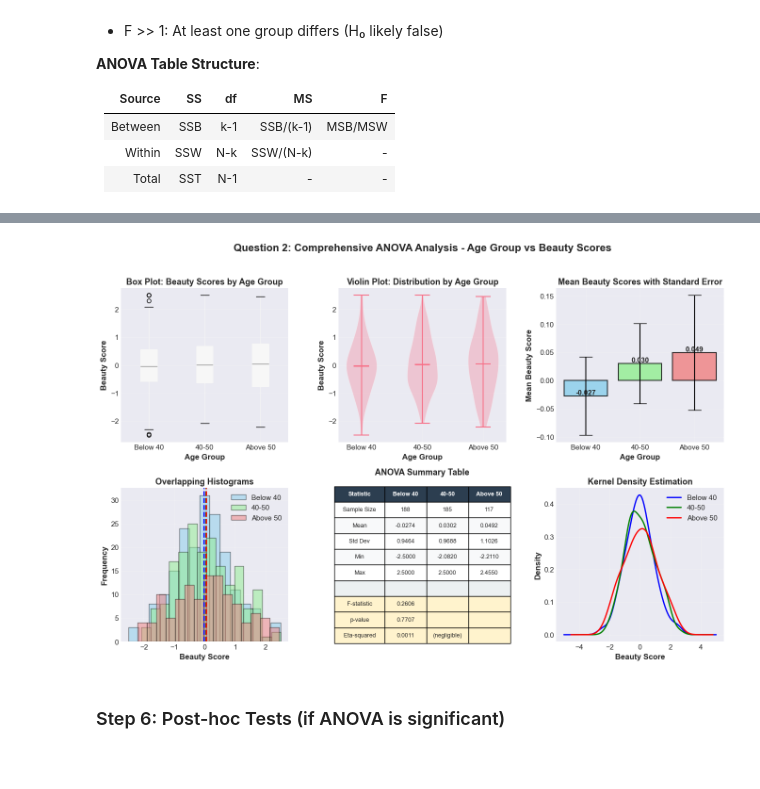
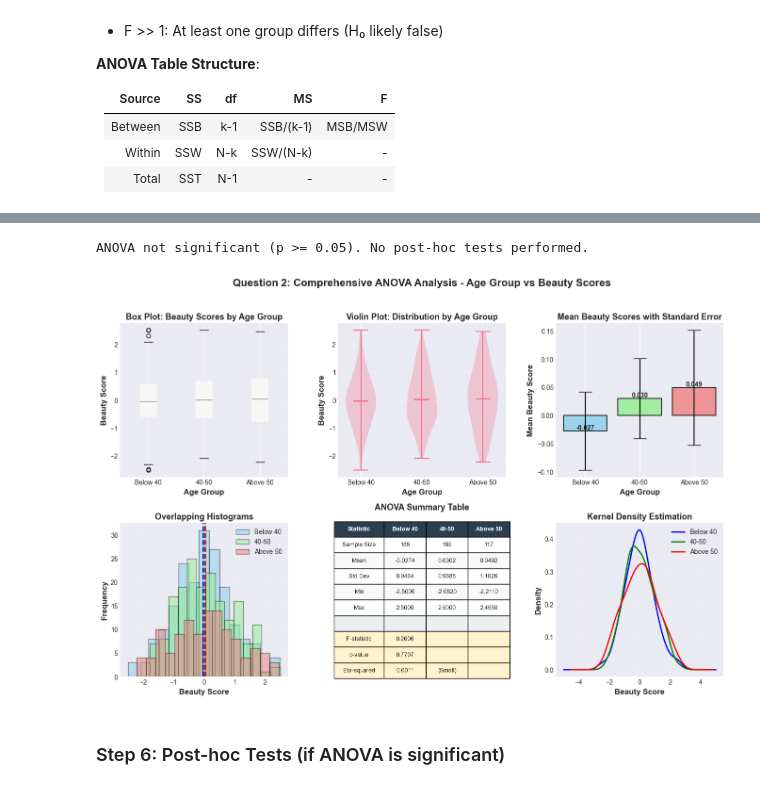
Before and after one commit to ayanalamMOON/Statistical-Foundation-of-Data-Science, a Jupyter notebook: Practical Assignments/Assignment 6/Assignment_6.ipynb, the cells around one changed output, grey strips where cells are left out. Saved outputs shown, nothing was run; the diff lists cells and outputs as text; code cells hidden in the pictures.

```diff
--- a/Practical Assignments/Assignment 6/Assignment_6.ipynb
+++ b/Practical Assignments/Assignment 6/Assignment_6.ipynb
@@ -1273,30 +1296,42 @@ $$\eta^2 = \frac{12}{12 + 226.15} = \frac{12}{238.15} = 0.050 \text{ (5%)}$$
 # %%
 # Post-hoc tests: Bonferroni pairwise comparisons
-if p_value_anova < 0.05:
-    print("="*80)
-    print("POST-HOC TESTS (Bonferroni-corrected pairwise comparisons)")
-    print("="*80)
+try:
+    if 'p_value_anova' in globals() and p_value_anova < 0.05:
+        print("="*80)
+        print("POST-HOC TESTS (Bonferroni-corrected pairwise comparisons)")
+        print("="*80)
 
-    from scipy.stats import ttest_ind
+        from scipy.stats import ttest_ind
 
-    # Number of comparisons
-    num_comparisons = 3
-    alpha_bonf = alpha / num_comparisons
+        # Number of comparisons
+        num_comparisons = 3
+        alpha_bonf = alpha / num_comparisons
 
-    print(f"\nAdjusted significance level (Bonferroni): α = {alpha_bonf:.4f}")
-    print(f"\nPairwise Comparisons:")
+        print(f"\nAdjusted significance level (Bonferroni): α = {alpha_bonf:.4f}")
+        print(f"\nPairwise Comparisons:")
 
-    comparisons = [
-        ('Below 40', 'Age 40-50', below_40, age_40_50),
-        ('Below 40', 'Above 50', below_40, above_50),
-        ('Age 40-50', 'Above 50', age_40_50, above_50)
-    ]
+        comparisons = [
+            ('Below 40', 'Age 40-50', below_40, age_40_50),
+            ('Below 40', 'Above 50', below_40, above_50),
+            ('Age 40-50', 'Above 50', age_40_50, above_50)
+        ]
 
-    for name1, name2, data1, data2 in comparisons:
-        t, p = ttest_ind(data1, data2)
-        print(f"\n  {name1} vs {name2}:")
-        print(f"    t = {t:.4f}, p = {p:.4f}")
-        print(f"    {'SIGNIFICANT' if p < alpha_bonf else 'Not significant'} (p {'<' if p < alpha_bonf else '≥'} {alpha_bonf:.4f})")
+        for name1, name2, data1, data2 in comparisons:
+            if len(data1) > 1 and len(data2) > 1:
+                t, p = ttest_ind(data1, data2)
+                print(f"\n  {name1} vs {name2}:")
+                print(f"    t = {t:.4f}, p = {p:.4f}")
+                print(f"    {'SIGNIFICANT' if p < alpha_bonf else 'Not significant'} (p {'<' if p < alpha_bonf else '≥'} {alpha_bonf:.4f})")
+            else:
+                print(f"\n  {name1} vs {name2}: Not enough data for t-test.")
+    elif 'p_value_anova' in globals():
+        print("ANOVA not significant (p >= 0.05). No post-hoc tests performed.")
+    else:
+        print("p_value_anova is not defined. Please run the ANOVA cell first.")
+except Exception as e:
+    print(f"Error in post-hoc test cell: {e}")
+# %% [output]
+ANOVA not significant (p >= 0.05). No post-hoc tests performed.
 # %%
 # Comprehensive visualizations for Question 2
 fig = plt.figure(figsize=(16, 10))
@@ -1315,7 +1350,7 @@ ax1.grid(True, alpha=0.3, axis='y')
 
 # 2. Violin plot
 ax2 = fig.add_subplot(gs[0, 1])
-data_for_violin = [below_40, age_40_50, above_50]
+data_for_violin = [below_40.dropna(), age_40_50.dropna(), above_50.dropna()]
 parts = ax2.violinplot(data_for_violin, positions=[1, 2, 3], showmeans=True, showmedians=True)
 ax2.set_xticks([1, 2, 3])
 ax2.set_xticklabels(['Below 40', '40-50', 'Above 50'])
@@ -1357,6 +1392,17 @@ ax4.grid(True, alpha=0.3)
 # 5. Statistical summary table
 ax5 = fig.add_subplot(gs[1, 1])
 ax5.axis('off')
+# Calculate eta-squared (effect size) if not defined
+try:
+    grand_mean = pd.concat([below_40, age_40_50, above_50]).mean()
+    ssb = sum([len(g)*((g.mean()-grand_mean)**2) for g in [below_40, age_40_50, above_50]])
+    ssw = sum([((g - g.mean())**2).sum() for g in [below_40, age_40_50, above_50]])
+    eta_squared = ssb / (ssb + ssw) if (ssb + ssw) != 0 else 0
+    effect_size_interp = ('Small' if eta_squared < 0.01 else 'Medium' if eta_squared < 0.06 else 'Large')
+except Exception as e:
+    eta_squared = 0
+    effect_size_interp = 'N/A'
+
 summary_data = [
     ['Statistic', 'Below 40', '40-50', 'Above 50'],
     ['Sample Size', f'{len(below_40)}', f'{len(age_40_50)}', f'{len(above_50)}'],
@@ -1374,34 +1420,34 @@ table.auto_set_font_size(False)
 table.set_fontsize(9)
 table.scale(1, 2)
 for i in range(4):
     table[(0, i)].set_facecolor('#2C3E50')
     table[(0, i)].set_text_props(weight='bold', color='white')
 for i in range(1, len(summary_data)):
     for j in range(4):
         if i == 6:
             table[(i, j)].set_facecolor('#ECF0F1')
         elif i > 6:
             table[(i, j)].set_facecolor('#FFF3CD')
         elif i % 2 == 0:
             table[(i, j)].set_facecolor('#F8F9FA')
 ax5.set_title('ANOVA Summary Table', fontsize=13, fontweight='bold', pad=20)
 
 # 6. Density plots
 ax6 = fig.add_subplot(gs[1, 2])
 below_40.plot(kind='density', ax=ax6, label='Below 40', color='blue', linewidth=2)
 age_40_50.plot(kind='density', ax=ax6, label='40-50', color='green', linewidth=2)
 above_50.plot(kind='density', ax=ax6, label='Above 50', color='red', linewidth=2)
 ax6.set_xlabel('Beauty Score', fontsize=12, fontweight='bold')
 ax6.set_ylabel('Density', fontsize=12, fontweight='bold')
 ax6.set_title('Kernel Density Estimation', fontsize=13, fontweight='bold')
 ax6.legend()
 ax6.grid(True, alpha=0.3)
 
 plt.suptitle('Question 2: Comprehensive ANOVA Analysis - Age Group vs Beauty Scores',
              fontsize=16, fontweight='bold', y=0.995)
 plt.show()
 # %% [output]
-[figure, old version]
+[figure, new version]
 # %% [markdown]
 ### Step 6: Post-hoc Tests (if ANOVA is significant)
 # %% [markdown]
```
Also changed, not shown: parts of 32 cells of this notebook, 2 other files.
